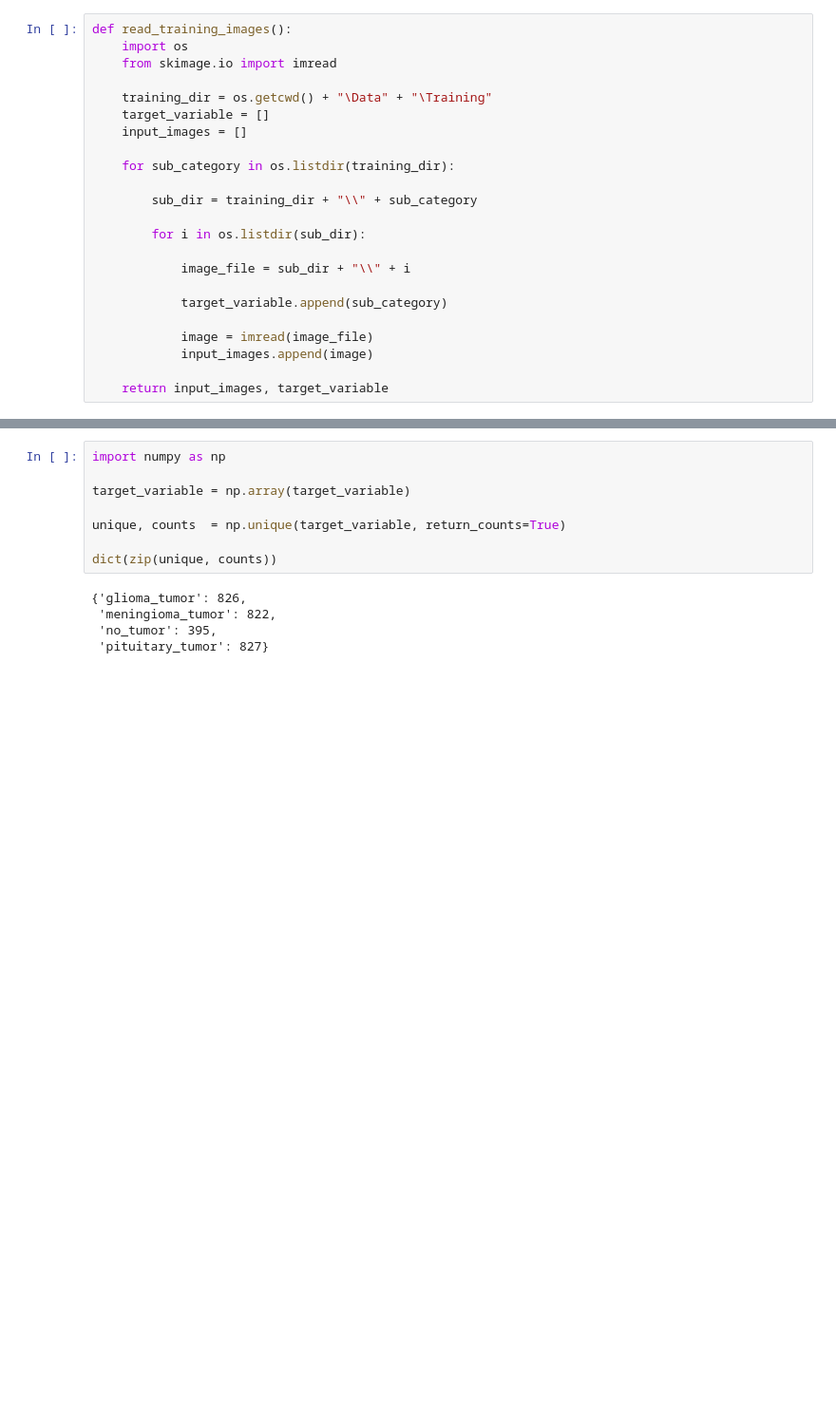
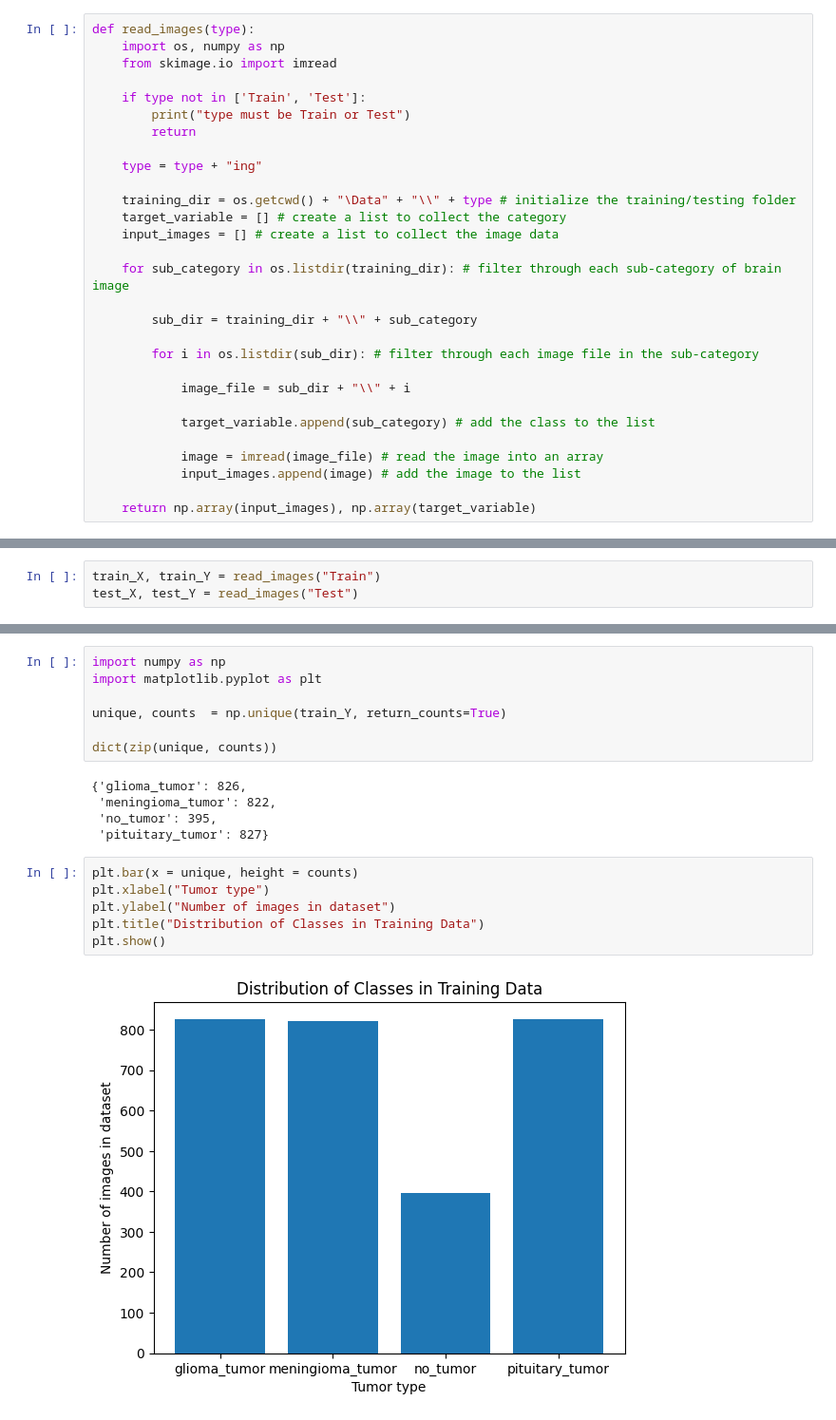
Before and after one commit to gmandl10/BU425-Group-Project, a Jupyter notebook: working_with_image_data.ipynb, the cells around one changed output, grey strips where cells are left out. Shown at 95% size. Cells and saved outputs as stored; diff of their text form; blank space fills up the shorter version.

```diff
--- a/working_with_image_data.ipynb
+++ b/working_with_image_data.ipynb
@@ -18,23 +20,29 @@ ski.imshow(img)
 # %%
-def read_training_images():
-    import os
+def read_images(type):
+    import os, numpy as np
     from skimage.io import imread
 
-    training_dir = os.getcwd() + "\Data" + "\Training"
-    target_variable = []
-    input_images = []
+    if type not in ['Train', 'Test']:
+        print("type must be Train or Test")
+        return
 
-    for sub_category in os.listdir(training_dir):
+    type = type + "ing"
+
+    training_dir = os.getcwd() + "\Data" + "\\" + type # initialize the training/testing folder
+    target_variable = [] # create a list to collect the category
+    input_images = [] # create a list to collect the image data
+
+    for sub_category in os.listdir(training_dir): # filter through each sub-category of brain image
 
         sub_dir = training_dir + "\\" + sub_category
 
-        for i in os.listdir(sub_dir):
+        for i in os.listdir(sub_dir): # filter through each image file in the sub-category
 
             image_file = sub_dir + "\\" + i
 
-            target_variable.append(sub_category)
+            target_variable.append(sub_category) # add the class to the list
 
-            image = imread(image_file)
-            input_images.append(image)
+            image = imread(image_file) # read the image into an array
+            input_images.append(image) # add the image to the list
 
-    return input_images, target_variable
+    return np.array(input_images), np.array(target_variable)
@@ -40,0 +51,3 @@ def read_training_images():
+# %%
+train_X, train_Y = read_images("Train")
+test_X, test_Y = read_images("Test")
@@ -41,9 +56,8 @@ def read_training_images():
 # %%
 import numpy as np
+import matplotlib.pyplot as plt
 
-target_variable = np.array(target_variable)
-
-unique, counts  = np.unique(target_variable, return_counts=True)
+unique, counts  = np.unique(train_Y, return_counts=True)
 
 dict(zip(unique, counts))
 # %% [output]
@@ -51,3 +65,11 @@ dict(zip(unique, counts))
  'meningioma_tumor': 822,
  'no_tumor': 395,
  'pituitary_tumor': 827}
+# %%
+plt.bar(x = unique, height = counts)
+plt.xlabel("Tumor type")
+plt.ylabel("Number of images in dataset")
+plt.title("Distribution of Classes in Training Data")
+plt.show()
+# %% [output]
+[figure, added]
```
Also changed, not shown: parts of 5 cells of this notebook.
